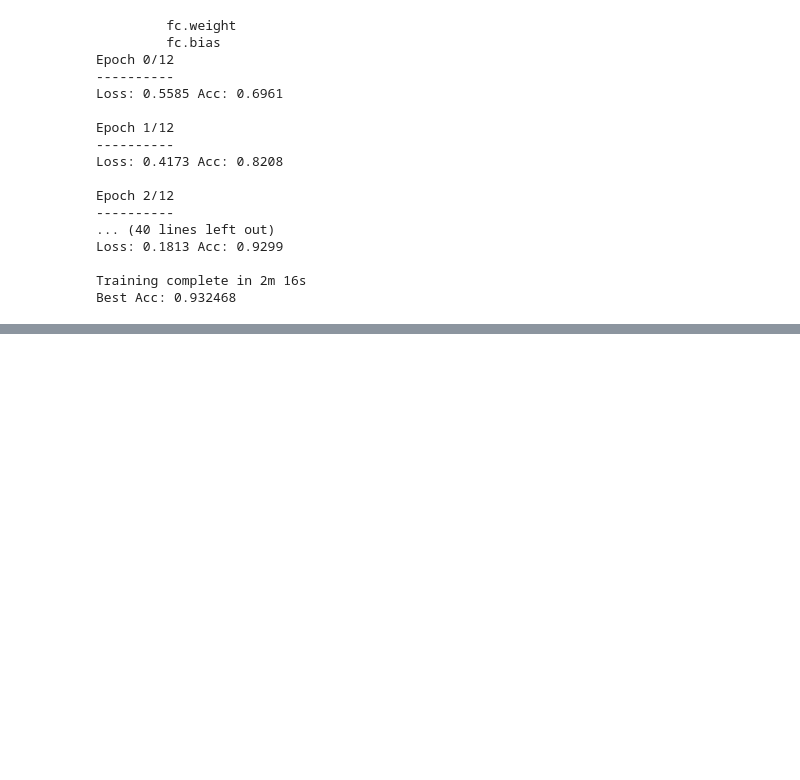
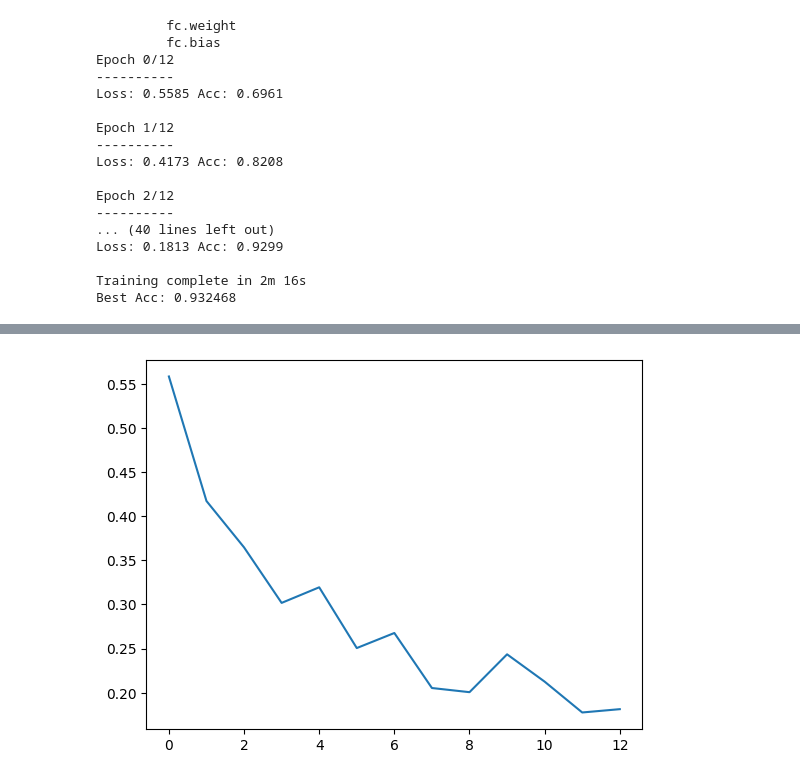
Before and after one commit to HyeJung-Hwang/23-2_MMStudy_Analysis_F, a Jupyter notebook: chap5_practice.ipynb, the cells around one changed output, grey strips where cells are left out. Saved outputs shown, nothing was run; the diff lists cells and outputs as text; code cells hidden in the pictures; blank space fills up the shorter version.

```diff
--- a/chap5_practice.ipynb
+++ b/chap5_practice.ipynb
@@ -398,0 +452,5 @@ Best Acc: 0.932468
+# %%
+plt.plot(train_loss_hist)
+plt.show()
+# %% [output]
+[figure, added]
```
Also changed, not shown: parts of 3 cells of this notebook.
